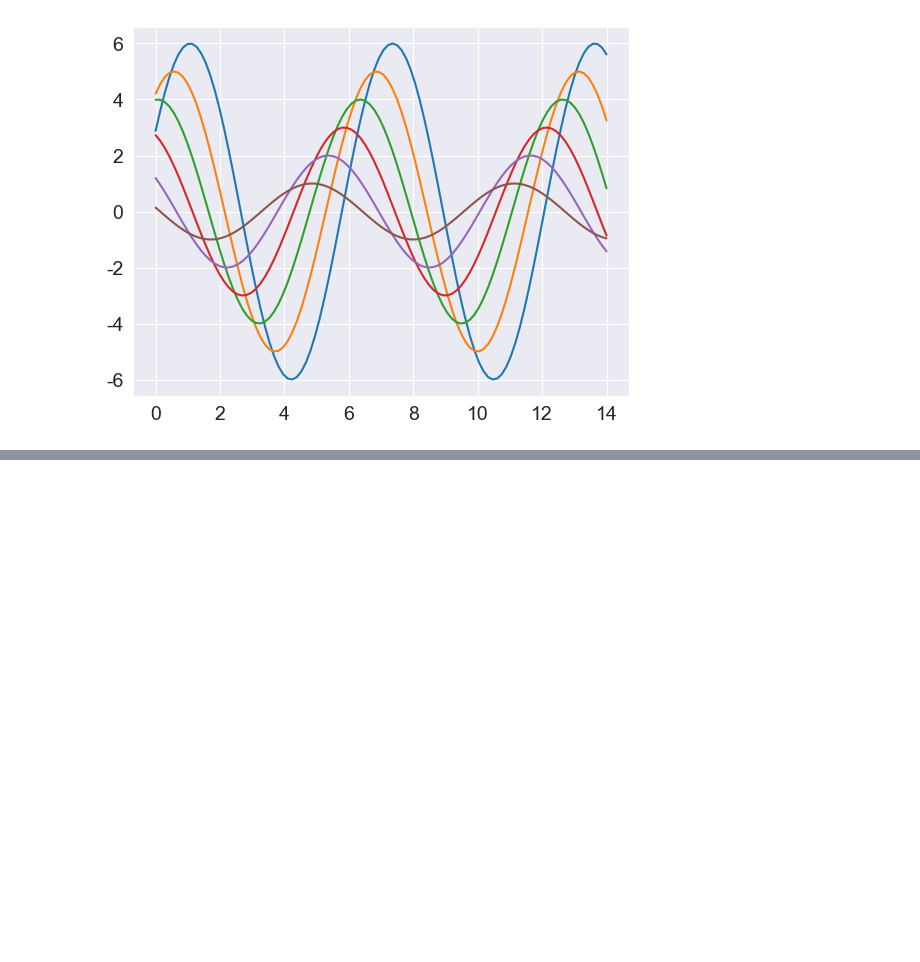
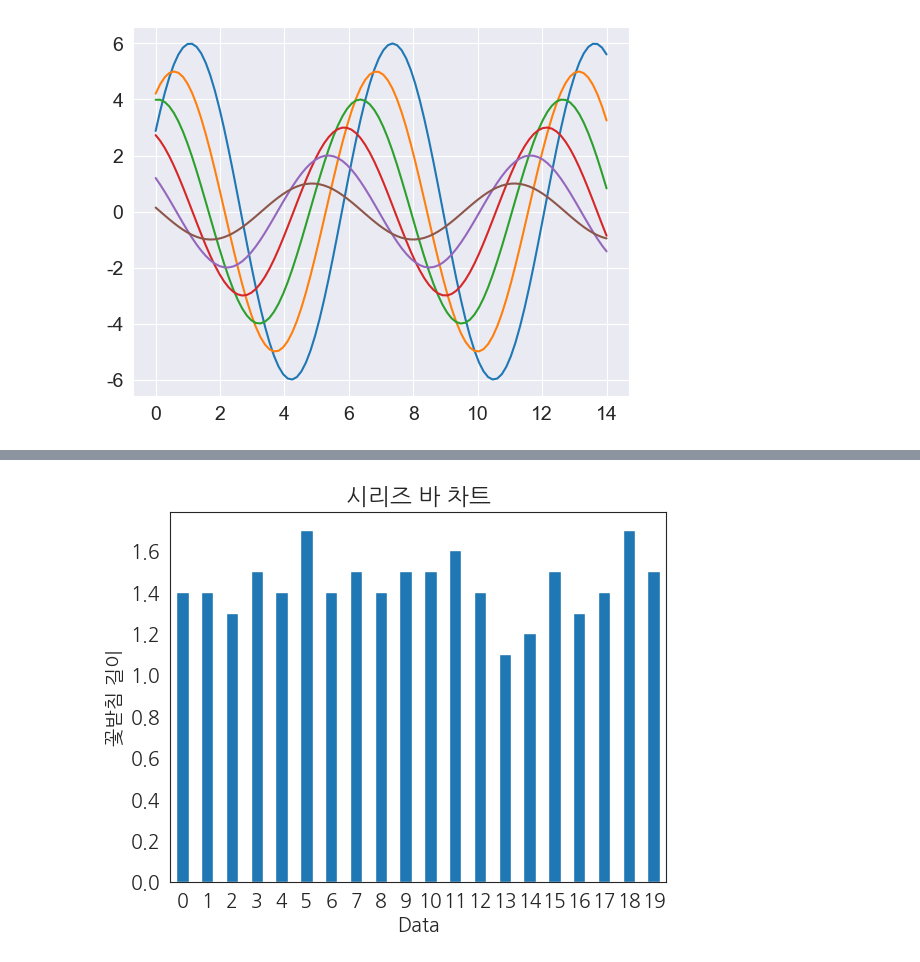
Before and after one commit to DDDDKo/python_study, a Jupyter notebook: matplotlib_visualize_data/matplotlib_example.ipynb, the cells around one changed output, grey strips where cells are left out. Cells and saved outputs as stored; diff of their text form; code cells hidden in the pictures; blank space fills up the shorter version.

```diff
--- a/matplotlib_visualize_data/matplotlib_example.ipynb
+++ b/matplotlib_visualize_data/matplotlib_example.ipynb
@@ -340,0 +374,9 @@ sinplot()
+# %%
+data = iris.petal_length[:20]
+data.plot.bar(rot=0)
+plt.title('시리즈 바 차트')
+plt.xlabel('Data')
+plt.ylabel('꽃받침 길이')
+plt.show()
+# %% [output]
+[figure, added]
```
Also changed, not shown: parts of 33 cells of this notebook.
